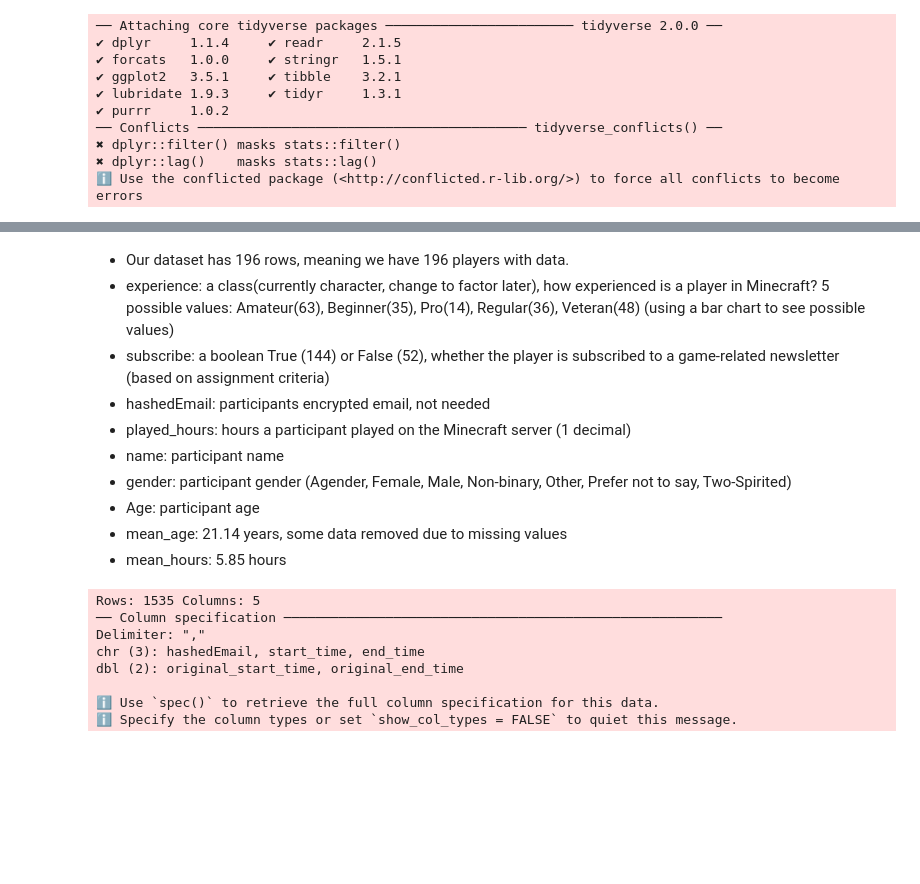
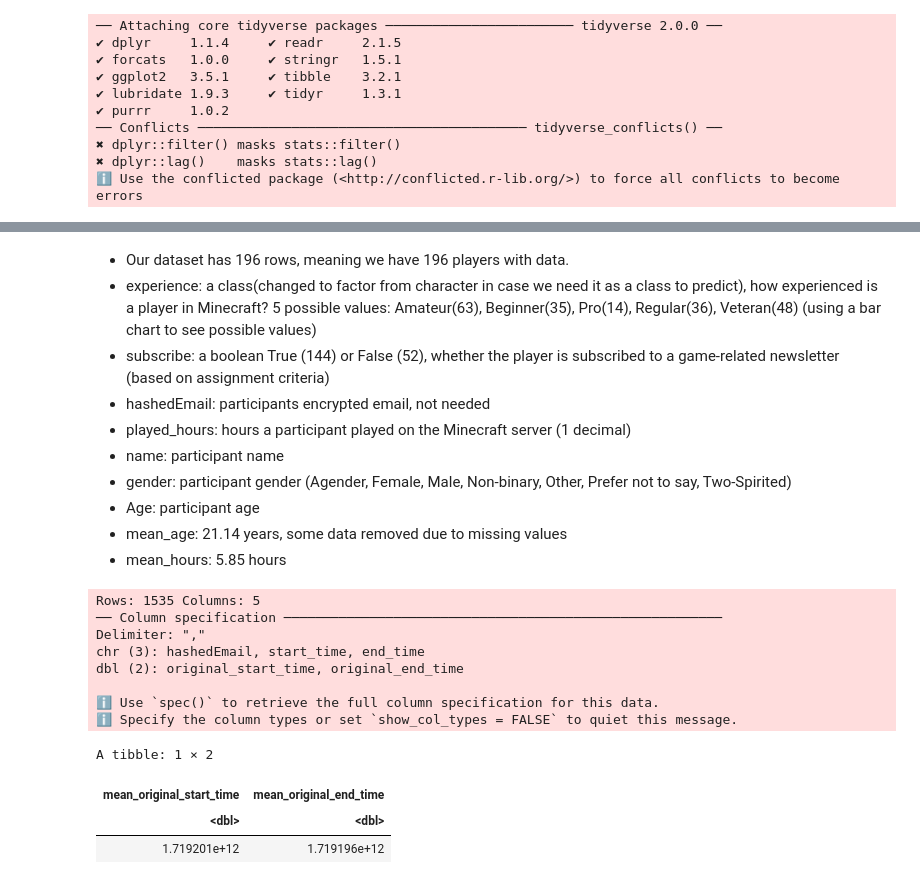
Before and after one commit to roccopbug/dsci_100_individual_report, a Jupyter notebook: dsci100_planning.ipynb, the cells around one changed output, grey strips where cells are left out. Cells and saved outputs as stored; diff of their text form; code cells hidden in the pictures; blank space fills up the shorter version.

```diff
--- a/dsci100_planning.ipynb
+++ b/dsci100_planning.ipynb
@@ -82,6 +90,6 @@ A tibble: 5 × 2
 # %% [markdown]
 - Our dataset has 196 rows, meaning we have 196 players with data.
-- experience: a class(currently character, change to factor later), how experienced is a player in Minecraft? 5 possible values: Amateur(63), Beginner(35), Pro(14), Regular(36), Veteran(48) (using a bar chart to see possible values)
+- experience: a class(changed to factor from character in case we need it as a class to predict), how experienced is a player in Minecraft? 5 possible values: Amateur(63), Beginner(35), Pro(14), Regular(36), Veteran(48) (using a bar chart to see possible values)
 - subscribe: a boolean True (144) or False (52), whether the player is subscribed to a game-related newsletter (based on assignment criteria)
 - hashedEmail: participants encrypted email, not needed
 - played_hours: hours a participant played on the Minecraft server (1 decimal)
@@ -92,12 +100,23 @@ A tibble: 5 × 2
 - mean_hours: 5.85 hours
 # %%
 sessions <- read_csv("data/sessions.csv")
+sessions_means <- summarize(sessions,
+                            mean_original_start_time = mean(original_start_time, na.rm = TRUE),
+                            mean_original_end_time = mean(original_end_time, na.rm = TRUE))|>
+                                mutate(mean_original_start_time = round(mean_original_start_time, 2),
+                                       mean_original_end_time = round(mean_original_end_time, 2))
+#sessions
+sessions_means
 # %% [output]
 Rows: 1535 Columns: 5
 ── Column specification ────────────────────────────────────────────────────────
 Delimiter: ","
 chr (3): hashedEmail, start_time, end_time
 dbl (2): original_start_time, original_end_time
 
 ℹ Use `spec()` to retrieve the full column specification for this data.
 ℹ Specify the column types or set `show_col_types = FALSE` to quiet this message.
+A tibble: 1 × 2
+| mean_original_start_time | mean_original_end_time |
+| <dbl> | <dbl> |
+| 1.719201e+12 | 1.719196e+12 |
```
Also changed, not shown: parts of 5 cells of this notebook.
